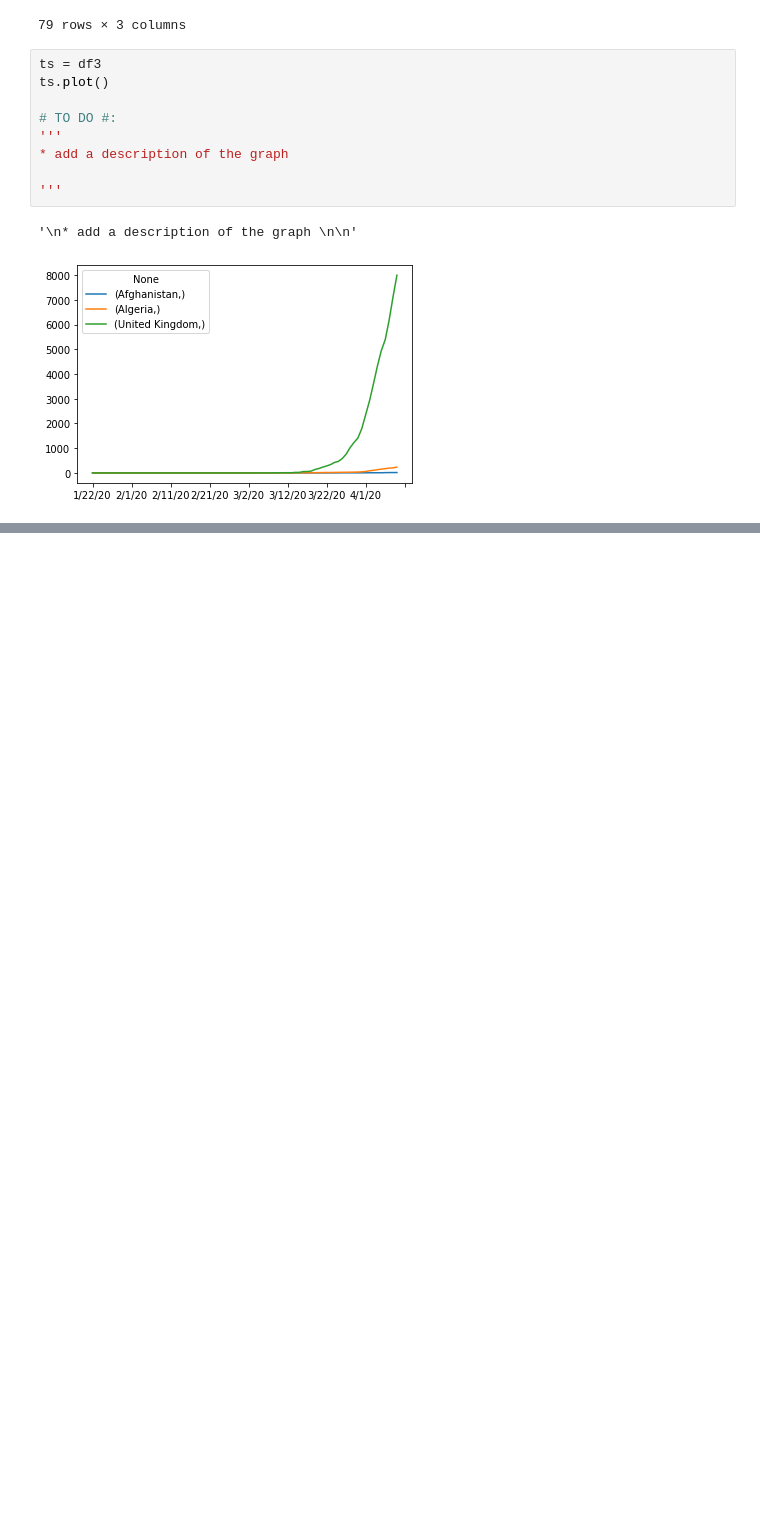
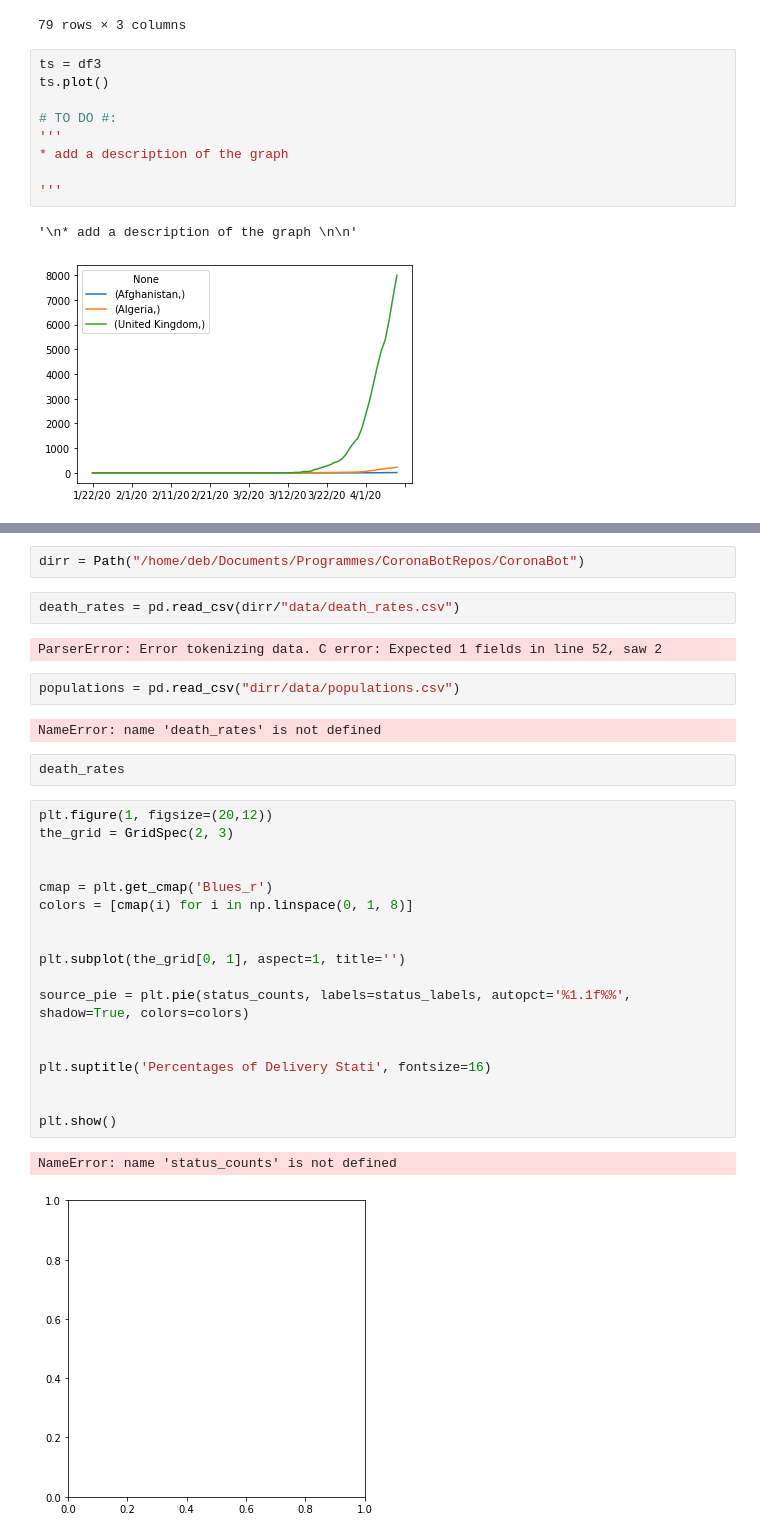
Before and after one commit to FrtZgwL/CoronaBot, a Jupyter notebook: DataAnalysis/EDA .ipynb, the cells around one changed output, grey strips where cells are left out. Cells and saved outputs as stored; diff of their text form; blank space fills up the shorter version.

```diff
--- a/DataAnalysis/EDA .ipynb
+++ b/DataAnalysis/EDA .ipynb
@@ -377,0 +473,33 @@ AttributeError: 'list' object has no attribute 'get_figure'
+# %%
+dirr = Path("/home/deb/Documents/Programmes/CoronaBotRepos/CoronaBot")
+# %%
+death_rates = pd.read_csv(dirr/"data/death_rates.csv")
+# %% [output]
+ParserError: Error tokenizing data. C error: Expected 1 fields in line 52, saw 2
+# %%
+populations = pd.read_csv("dirr/data/populations.csv")
+# %% [output]
+NameError: name 'death_rates' is not defined
+# %%
+death_rates
+# %%
+plt.figure(1, figsize=(20,12))
+the_grid = GridSpec(2, 3)
+
+
+cmap = plt.get_cmap('Blues_r')
+colors = [cmap(i) for i in np.linspace(0, 1, 8)]
+
+
+plt.subplot(the_grid[0, 1], aspect=1, title='')
+
+source_pie = plt.pie(status_counts, labels=status_labels, autopct='%1.1f%%', shadow=True, colors=colors)
+
+
+plt.suptitle('Percentages of Delivery Stati', fontsize=16)
+
+
+plt.show()
+# %% [output]
+NameError: name 'status_counts' is not defined
+[figure, added]
```
Also changed, not shown: parts of 15 cells of this notebook, 3 other files.
